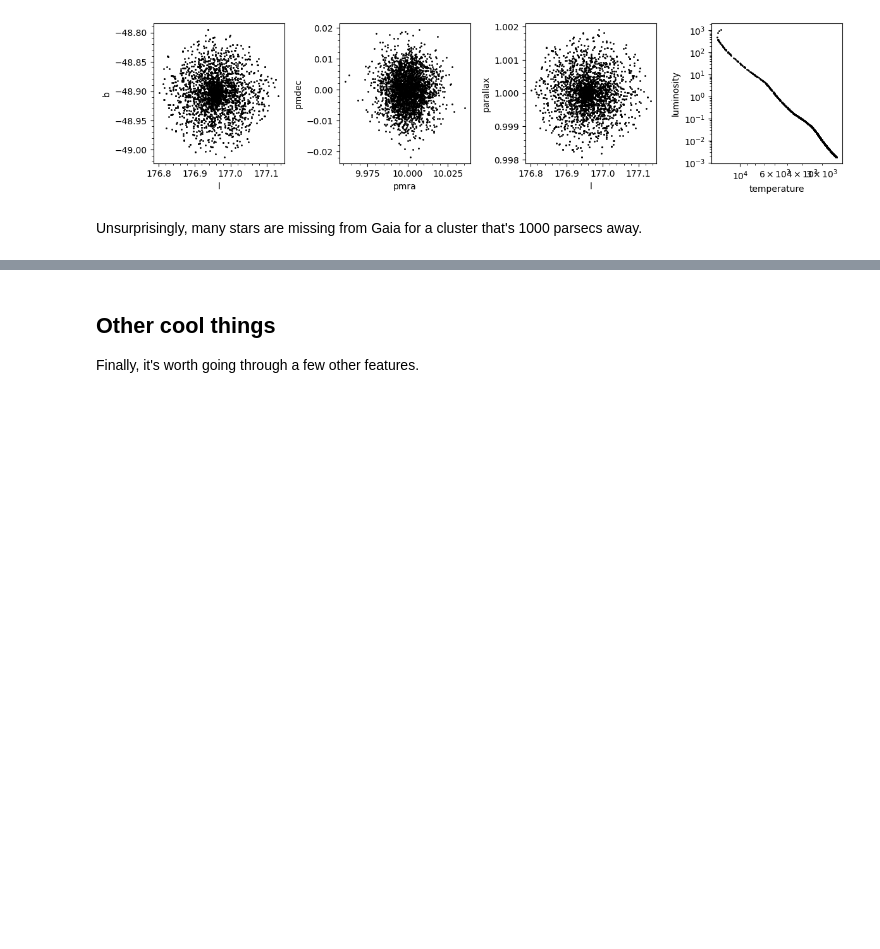
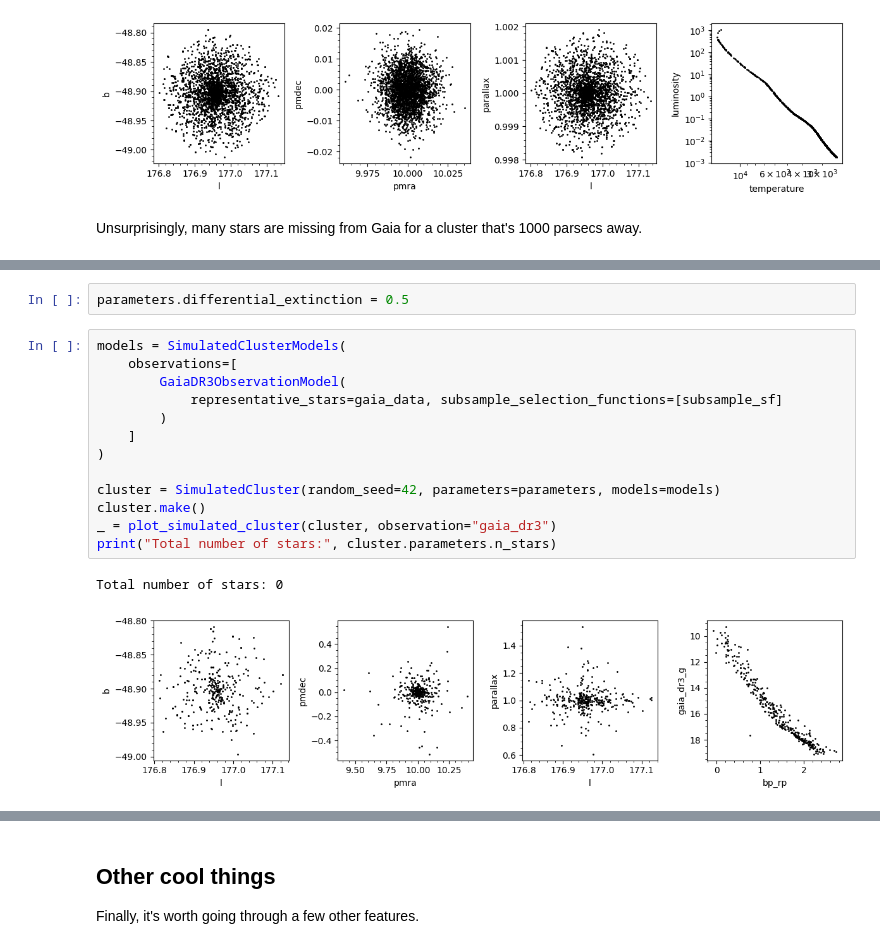
Before and after one commit to emilyhunt/ocelot, a Jupyter notebook: docs/tutorials/simulate_a_cluster.ipynb, the cells around one changed output, grey strips where cells are left out. Saved outputs shown, nothing was run; the diff lists cells and outputs as text; blank space fills up the shorter version.

```diff
--- a/docs/tutorials/simulate_a_cluster.ipynb
+++ b/docs/tutorials/simulate_a_cluster.ipynb
@@ -269,0 +340,18 @@ Unsurprisingly, many stars are missing from Gaia for a cluster that's 1000 parse
+# %%
+parameters.differential_extinction = 0.5
+# %%
+models = SimulatedClusterModels(
+    observations=[
+        GaiaDR3ObservationModel(
+            representative_stars=gaia_data, subsample_selection_functions=[subsample_sf]
+        )
+    ]
+)
+
+cluster = SimulatedCluster(random_seed=42, parameters=parameters, models=models)
+cluster.make()
+_ = plot_simulated_cluster(cluster, observation="gaia_dr3")
+print("Total number of stars:", cluster.parameters.n_stars)
+# %% [output]
+Total number of stars: 0
+[figure, added]
```
Also changed, not shown: parts of 53 cells of this notebook, 7 other files.
